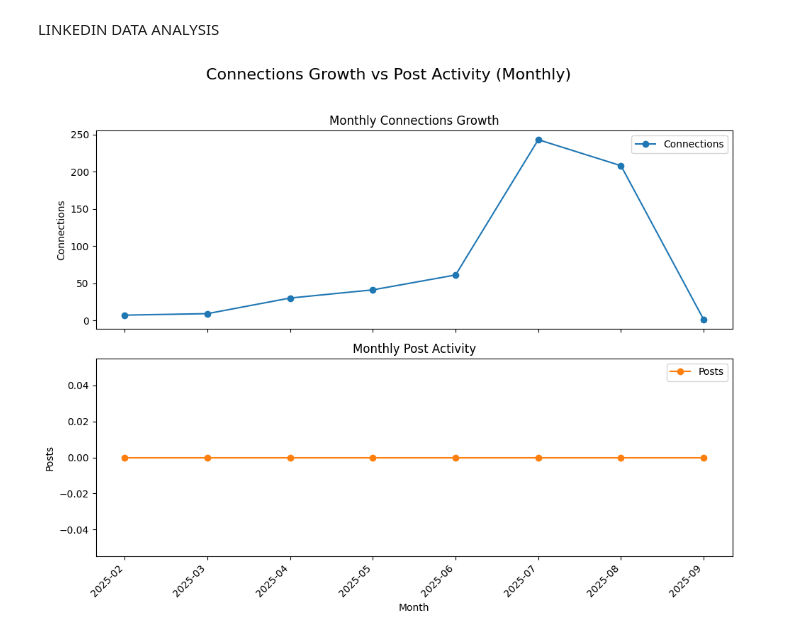
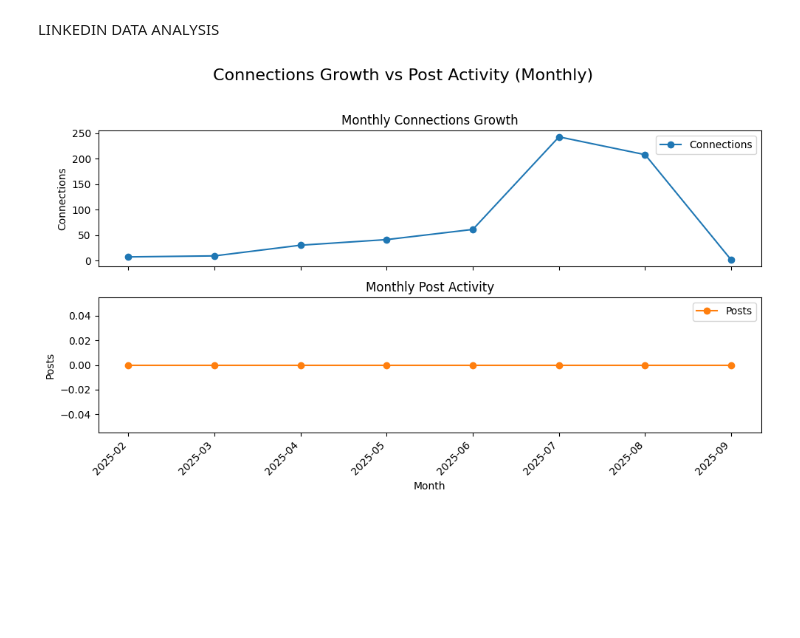
Before and after one commit to Dhanas3kar/EDA, a Jupyter notebook: D2/Problem11.ipynb, the cells around one changed output. Saved outputs shown, nothing was run; the diff lists cells and outputs as text; code cells hidden in the pictures; blank space fills up the shorter version.

```diff
--- a/D2/Problem11.ipynb
+++ b/D2/Problem11.ipynb
@@ -27,32 +27,32 @@ if not posts.empty and "Date/Time" in posts.columns:
 # Group by month
 connections_per_month = connections.groupby(connections["Connected On"].dt.to_period("M")).size()
 if not posts.empty and "Date/Time" in posts.columns:
     posts_per_month = posts.groupby(posts["Date/Time"].dt.to_period("M")).size()
 else:
     posts_per_month = pd.Series(dtype=int)
 
 # Combine into one DataFrame and sort by month
 df = pd.DataFrame({
     "Connections": connections_per_month,
     "Posts": posts_per_month
 }).fillna(0)
 df.index = df.index.astype(str)  # Convert PeriodIndex to string for better plotting
 df = df.sort_index()
 
 # Plot: Connections and Posts as separate subplots (line plots for clarity)
-fig, axes = plt.subplots(2, 1, figsize=(10, 8), sharex=True)
+fig, axes = plt.subplots(2, 1, figsize=(10, 6), sharex=True)
 df["Connections"].plot(ax=axes[0], marker='o', color='tab:blue', legend=True)
 axes[0].set_title("Monthly Connections Growth")
 axes[0].set_ylabel("Connections")
 
 df["Posts"].plot(ax=axes[1], marker='o', color='tab:orange', legend=True)
 axes[1].set_title("Monthly Post Activity")
 axes[1].set_ylabel("Posts")
 
 plt.xlabel("Month")
 plt.suptitle("Connections Growth vs Post Activity (Monthly)", fontsize=16)
 plt.xticks(rotation=45, ha='right')
 plt.tight_layout(rect=[0, 0, 1, 0.96])
 plt.show()
 # %% [output]
-[figure, old version]
+[figure, new version]
```
